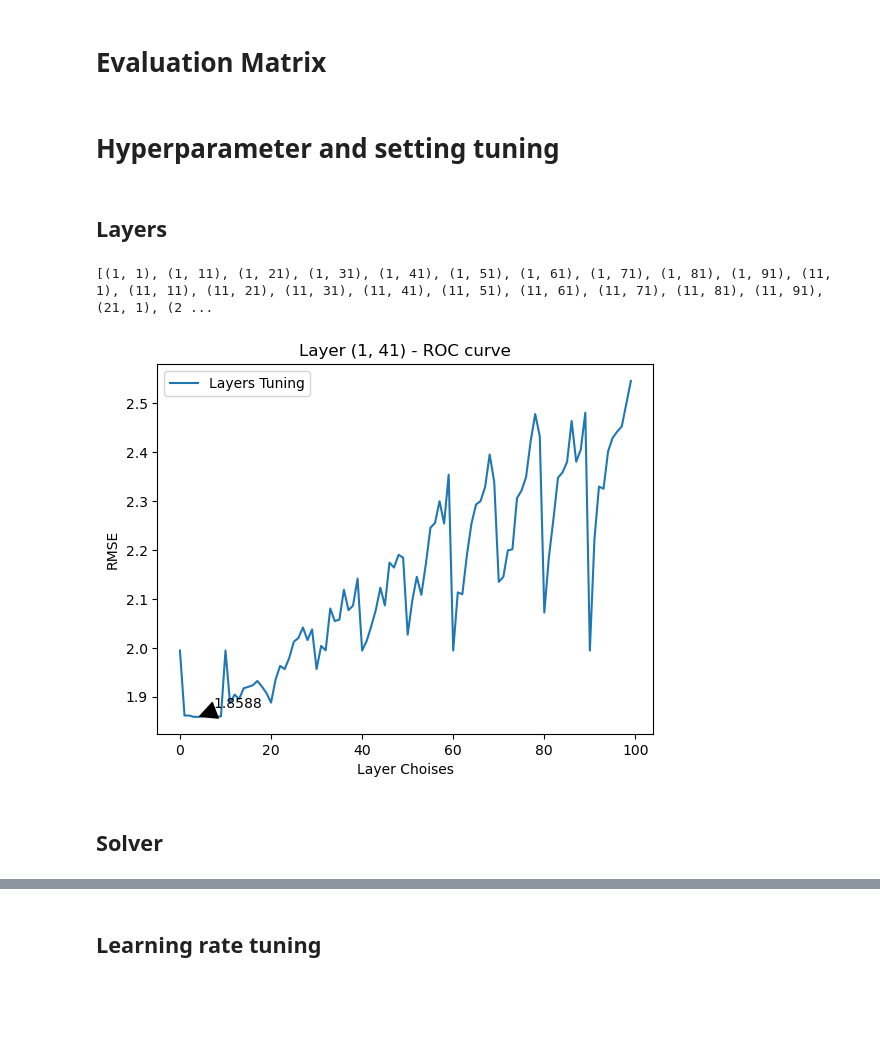
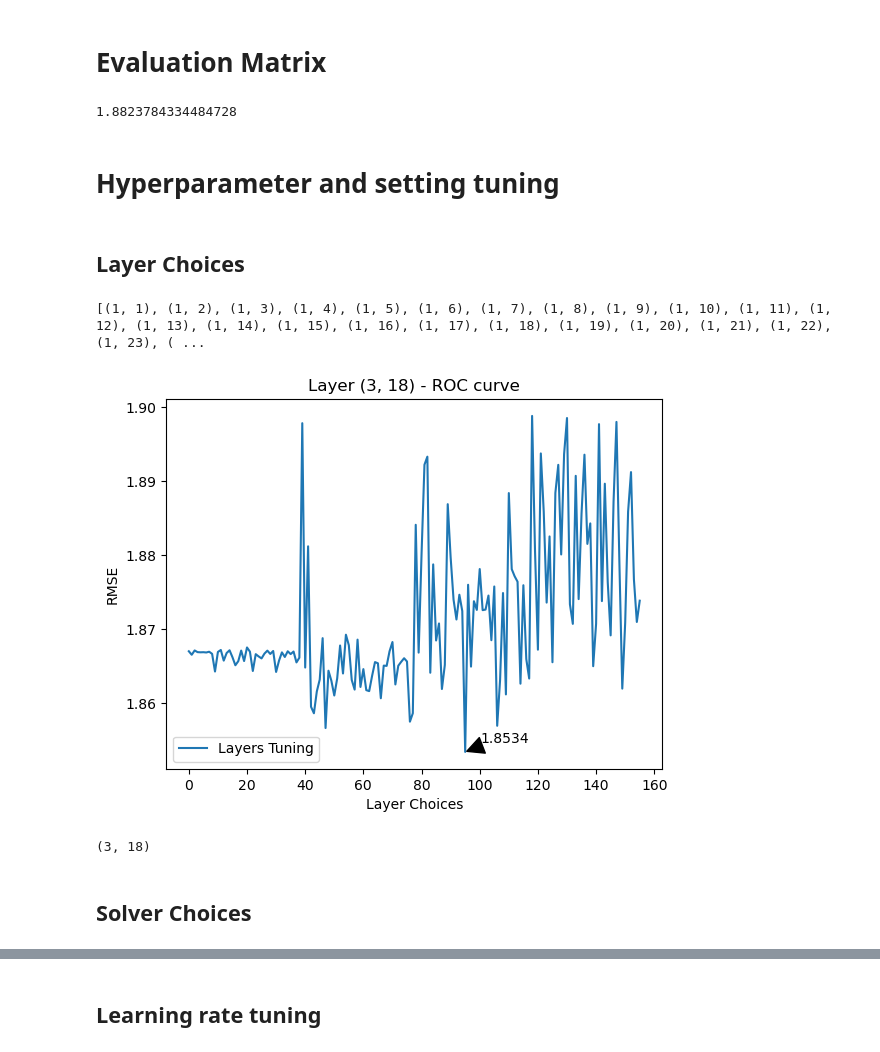
Before and after one commit to Justinfungi/Jebva-LOS-and-Mortality-Project-, a Jupyter notebook: Code/Jus/MLP (Justin)-LOS-sklearn-Copy1.ipynb, the cells around one changed output, grey strips where cells are left out. Saved outputs shown, nothing was run; the diff lists cells and outputs as text; code cells hidden in the pictures; blank space fills up the shorter version.

```diff
--- a/Code/Jus/MLP (Justin)-LOS-sklearn-Copy1.ipynb
+++ b/Code/Jus/MLP (Justin)-LOS-sklearn-Copy1.ipynb
@@ -28,9 +28,9 @@ when training, please use: 'y_train_t1_value,y_train_t2_value,y_valid_t1_value,y
 ************************************************************
 # %%
 
-X_train_norm = X_train_selected_t1_norm
-X_valid_norm = X_valid_selected_t1_norm
-X_test_norm = X_test_selected_t1_norm
+X_train_norm = X_train_selected_t2_norm
+X_valid_norm = X_valid_selected_t2_norm
+X_test_norm = X_test_selected_t2_norm
 
 print(X_train_norm.shape)
 print(X_valid_norm.shape)
@@ -83,51 +78,60 @@ NameError: name 'rmse' is not defined
 # %%
 def rmse(predictions, targets):
     return np.sqrt(((predictions - targets) ** 2).mean())
+# %%
+y_pred = clf.predict(X_valid_norm)
+rmse(y_pred, y_valid_t2_value)
+# %% [output]
+1.8823784334484728
 # %% [markdown]
 # Hyperparameter and setting tuning
 # %% [markdown]
-## Layers
+## Layer Choices
 # %%
 layer_list = []
 rmse_lst=[]
 
-for x in range (1,100,10):
-    for y in range (1,100,10):
+for x in range (1,5,1):
+    for y in range (1,40,1):
         layer_list.append((x,y))
 
 for j in tqdm(range(len(layer_list))):
     i = layer_list[j]
-    clf = MLPRegressor(solver="adam",
-                        alpha=1e-5,
-                        hidden_layer_sizes=i,
-                        activation='relu',
-                        random_state=1,
-                        max_iter=200)
+    clf = MLPRegressor(solver="sgd",
+                       alpha=1e-5,
+                       hidden_layer_sizes=i,
+                       activation='logistic',
+                       learning_rate_init=0.1,
+                       learning_rate="adaptive",
+                       random_state=2000,
+                       max_iter=200)
 
     clf.fit(X_train_norm, y_train_t2_value)
     y_pred = clf.predict(X_valid_norm)
     rmse1 = rmse(y_pred, y_valid_t2_value)
     rmse_lst.append(rmse1)
 
 print(layer_list)
 index = rmse_lst.index(min(rmse_lst))
 plt.plot(list(range(len(layer_list))), rmse_lst, label='Layers Tuning')
-plt.xlabel('Layer Choises')
+plt.xlabel('Layer Choices')
 plt.ylabel('RMSE')
 plt.title(f"Layer {layer_list[index]} - ROC curve")
 plt.legend(loc="best")
 plt.annotate(np.min(rmse_lst).round(4), (np.argmin(rmse_lst), np.min(rmse_lst)), xycoords="data",
                  xytext=(40, 20), textcoords="offset pixels", arrowprops=dict(facecolor="black", shrink=0.1), fontsize=10,
                  horizontalalignment="center", verticalalignment="top")
 plt.show()
 # %% [output]
-[(1, 1), (1, 11), (1, 21), (1, 31), (1, 41), (1, 51), (1, 61), (1, 71), (1, 81), (1, 91), (11, 1), (11, 11), (11, 21), (11, 31), (11, 41), (11, 51), (11, 61), (11, 71), (11, 81), (11, 91), (21, 1), (2 ...
+[(1, 1), (1, 2), (1, 3), (1, 4), (1, 5), (1, 6), (1, 7), (1, 8), (1, 9), (1, 10), (1, 11), (1, 12), (1, 13), (1, 14), (1, 15), (1, 16), (1, 17), (1, 18), (1, 19), (1, 20), (1, 21), (1, 22), (1, 23), ( ...
-[figure, old version]
+[figure, new version]
 # %%
 best_layernumber = layer_list[index]
 best_layernumber
+# %% [output]
+(3, 18)
 # %% [markdown]
-## Solver
+## Solver Choices
 # %%
 solver_list = ["lbfgs","sgd","adam"]
 rmse_lst=[]
```
Also changed, not shown: parts of 20 cells of this notebook, 8 other files.
